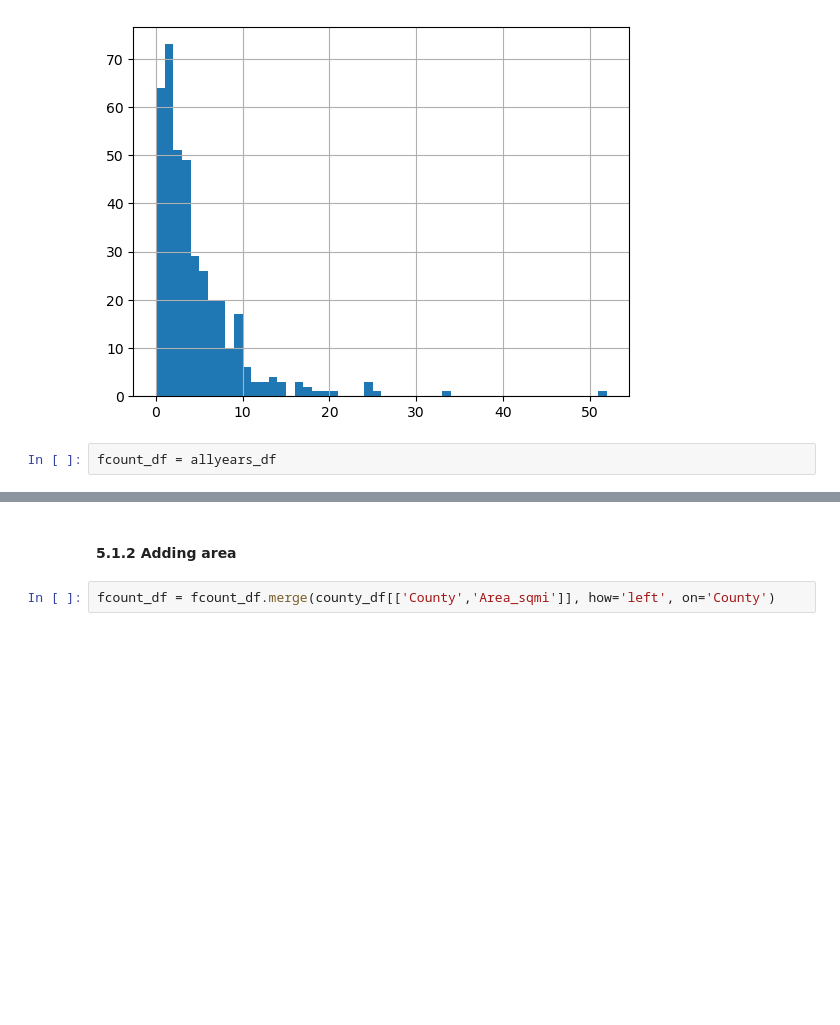
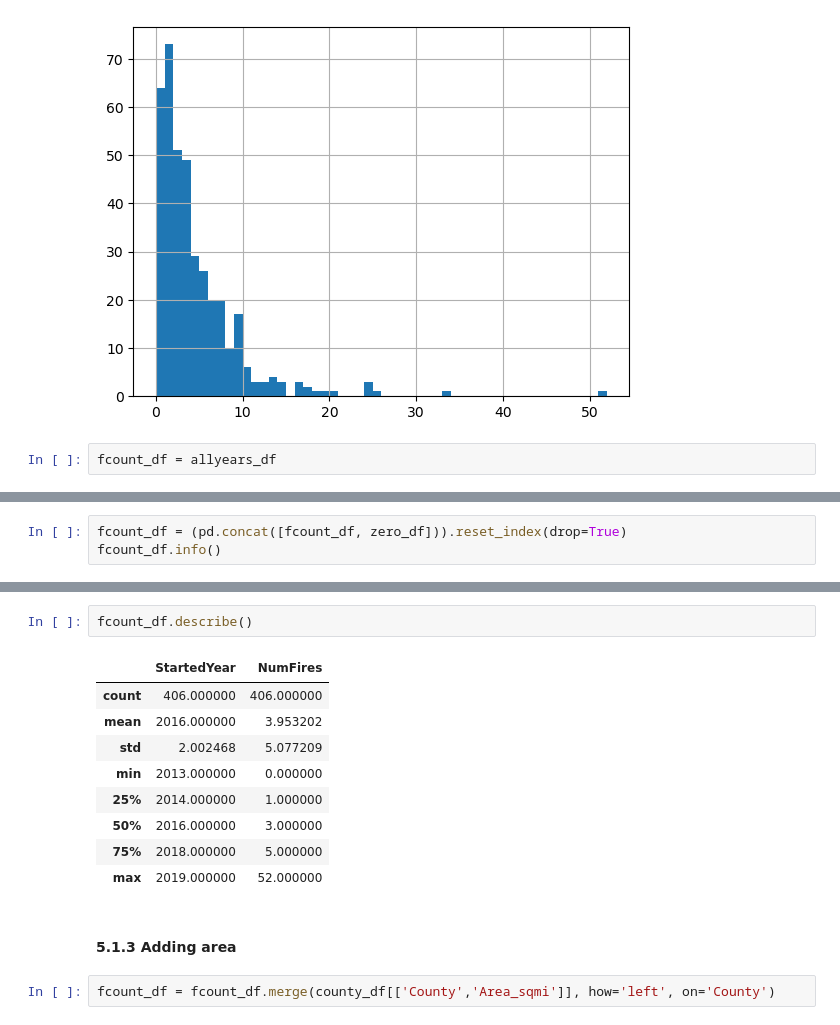
Before and after one commit to raechiang/Capstone-Wildfire, a Jupyter notebook: notebooks/3.0-rc-preprocessing-training.ipynb, the cells around one changed output, grey strips where cells are left out. Cells and saved outputs as stored; diff of their text form; blank space fills up the shorter version.

```diff
--- a/notebooks/3.0-rc-preprocessing-training.ipynb
+++ b/notebooks/3.0-rc-preprocessing-training.ipynb
@@ -298,0 +338,3 @@ fcount_df = allyears_df
+# %%
+fcount_df = (pd.concat([fcount_df, zero_df])).reset_index(drop=True)
+fcount_df.info()
@@ -299,5 +352,17 @@ fcount_df = allyears_df
+# %%
+fcount_df.describe()
+# %% [output]
+|  | StartedYear | NumFires |
+| count | 406.000000 | 406.000000 |
+| mean | 2016.000000 | 3.953202 |
+| std | 2.002468 | 5.077209 |
+| min | 2013.000000 | 0.000000 |
+| 25% | 2014.000000 | 1.000000 |
+| 50% | 2016.000000 | 3.000000 |
+| 75% | 2018.000000 | 5.000000 |
+| max | 2019.000000 | 52.000000 |
 # %% [markdown]
-#### 5.1.2 Adding area
+#### 5.1.3 Adding area
 # %%
 fcount_df = fcount_df.merge(county_df[['County','Area_sqmi']], how='left', on='County')
 # %%
```
Also changed, not shown: parts of 16 cells of this notebook.
